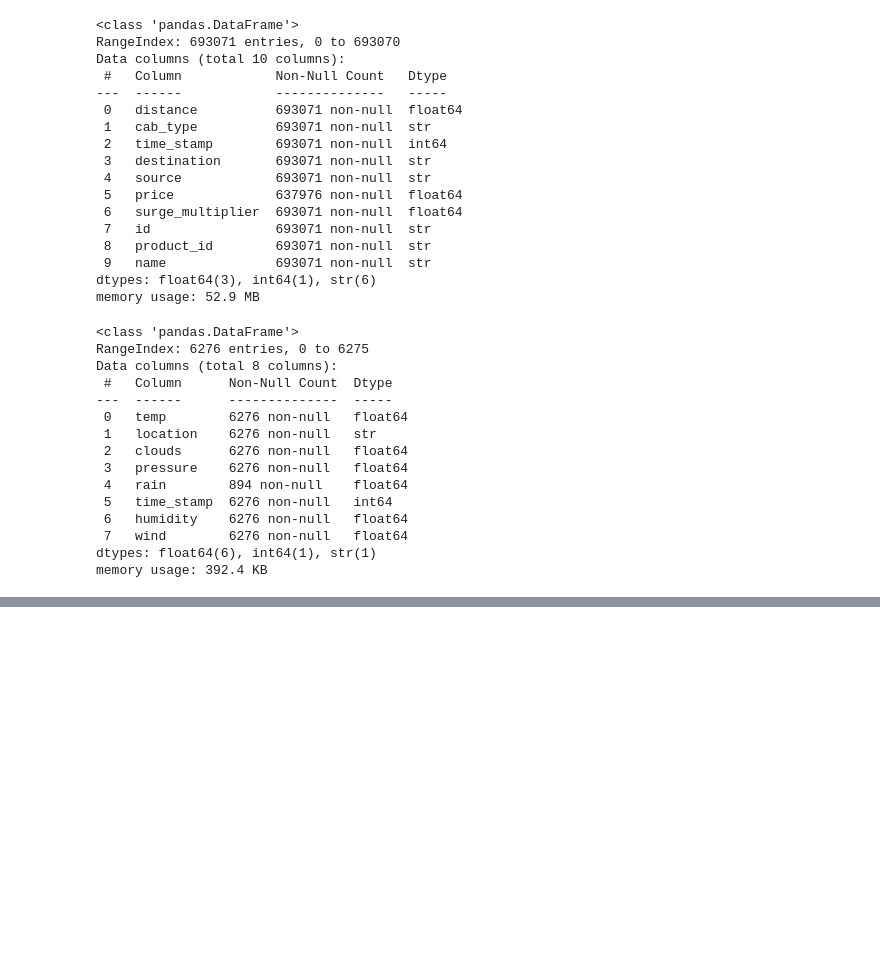
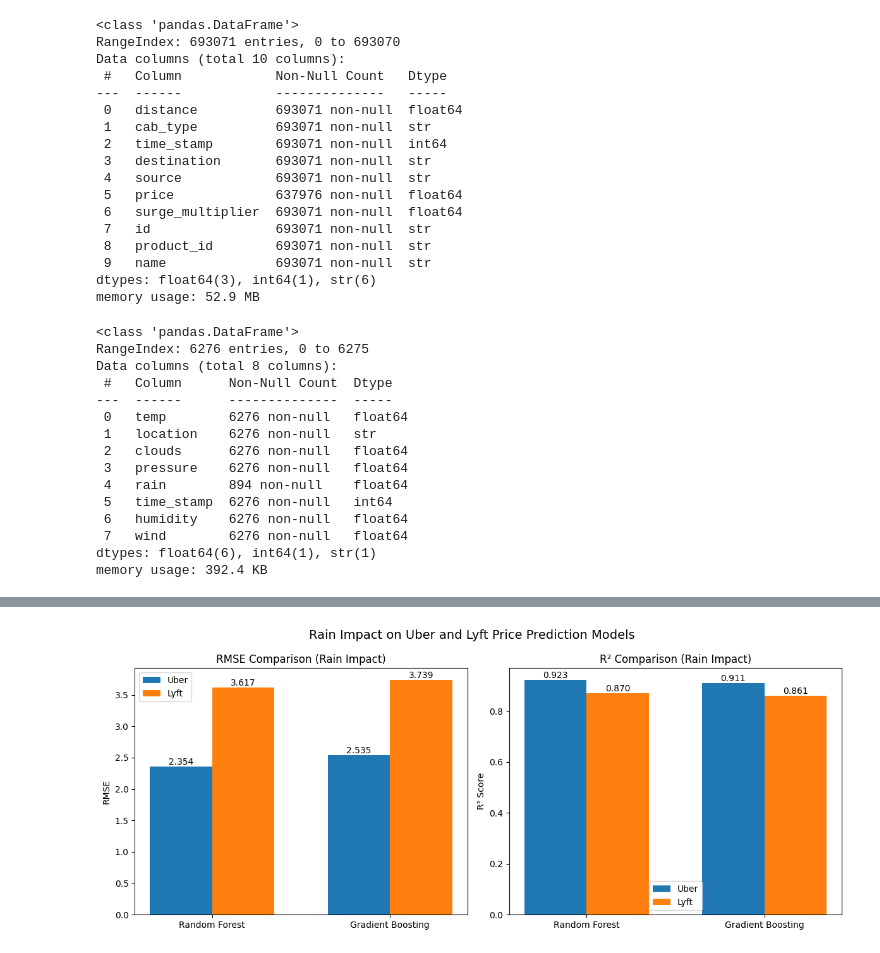
Before and after one commit to sachinkavindaa/ML_uber_lyft_project, a Jupyter notebook: notebooks/code1.ipynb, the cells around one changed output, grey strips where cells are left out. Drawn from its saved outputs; the diff is of its cells as text; code cells hidden in the pictures; blank space fills up the shorter version.

```diff
--- a/notebooks/code1.ipynb
+++ b/notebooks/code1.ipynb
@@ -62,0 +458,7 @@ memory usage: 392.4 KB
+# %%
+# Step 1: Create a new DataFrame with relevant columns
+weather_impact_df = merged_df[['cab_type', 'destination', 'source', 'name', 'day_time','price', 'rain']].copy()
+
+# Step 2: Separate the data into Uber and Lyft datasets
+uber_weather_df = weather_impact_df[weather_impact_df['cab_type'] == 'Uber'].copy()
+lyft_weather_df = weather_impact_df[weather_impact_df['cab_type'] == 'Lyft'].copy()
@@ -62,0 +703,66 @@ memory usage: 392.4 KB
+# %%
+import numpy as np
+import matplotlib.pyplot as plt
+
+# Model names
+models = ['Random Forest', 'Gradient Boosting']
+
+# Correct variables from your code
+rmse_uber_values = [rmse_uber_rf_w, rmse_uber_gb_w]
+rmse_lyft_values = [rmse_lyft_rf_w, rmse_lyft_gb_w]
+
+r2_uber_values = [r2_uber_rf_w, r2_uber_gb_w]
+r2_lyft_values = [r2_lyft_rf_w, r2_lyft_gb_w]
+
+# Bar positions
+x = np.arange(len(models))
+width = 0.35
+
+# Create figure
+plt.figure(figsize=(12, 5))
+
+# ---------------- RMSE Plot ----------------
+plt.subplot(1, 2, 1)
+bars1 = plt.bar(x - width/2, rmse_uber_values, width, label='Uber')
+bars2 = plt.bar(x + width/2, rmse_lyft_values, width, label='Lyft')
+
+plt.title('RMSE Comparison (Rain Impact)')
+plt.ylabel('RMSE')
+plt.xticks(x, models)
+plt.legend()
+
+# Add values
+for bar in bars1:
+    plt.text(bar.get_x() + bar.get_width()/2, bar.get_height(),
+             f'{bar.get_height():.3f}', ha='center', va='bottom')
+
+for bar in bars2:
+    plt.text(bar.get_x() + bar.get_width()/2, bar.get_height(),
+             f'{bar.get_height():.3f}', ha='center', va='bottom')
+
+# ---------------- R2 Plot ----------------
+plt.subplot(1, 2, 2)
+bars3 = plt.bar(x - width/2, r2_uber_values, width, label='Uber')
+bars4 = plt.bar(x + width/2, r2_lyft_values, width, label='Lyft')
+
+plt.title('R² Comparison (Rain Impact)')
+plt.ylabel('R² Score')
+plt.xticks(x, models)
+plt.legend()
+
+# Add values
+for bar in bars3:
+    plt.text(bar.get_x() + bar.get_width()/2, bar.get_height(),
+             f'{bar.get_height():.3f}', ha='center', va='bottom')
+
+for bar in bars4:
+    plt.text(bar.get_x() + bar.get_width()/2, bar.get_height(),
+             f'{bar.get_height():.3f}', ha='center', va='bottom')
+
+# Overall title
+plt.suptitle('Rain Impact on Uber and Lyft Price Prediction Models', fontsize=14)
+
+plt.tight_layout()
+plt.show()
+# %% [output]
+[figure, added]
```
Also changed, not shown: parts of 39 cells of this notebook.
